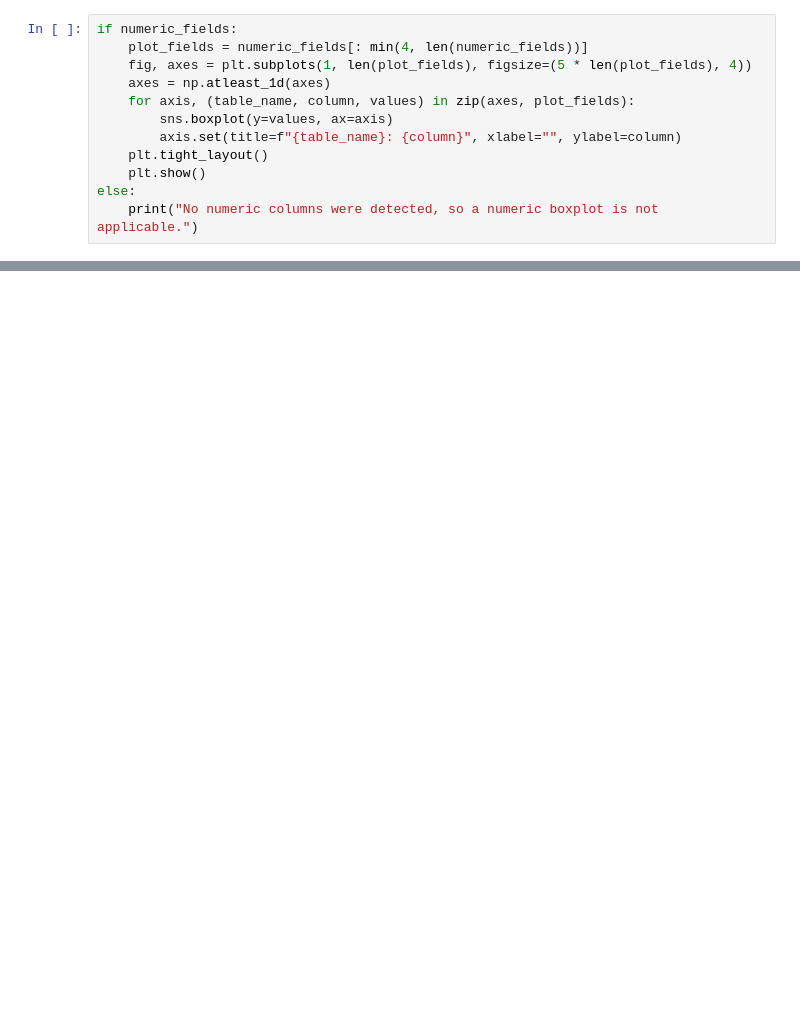
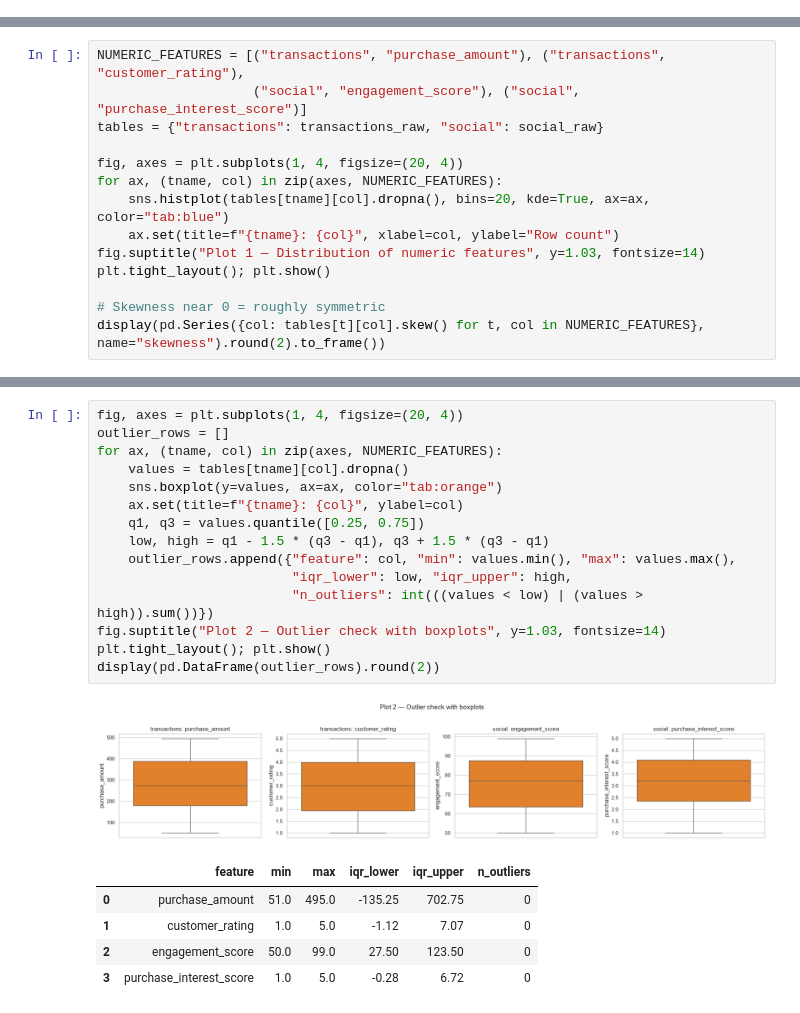
Before and after one commit to nabide63/machineLearningPipeline_formative2MultimodalDataPreprocessingAssignment, a Jupyter notebook: task1_data_merge.ipynb, the cells around one changed output, grey strips where cells are left out. Saved outputs shown, nothing was run; the diff lists cells and outputs as text; blank space fills up the shorter version.

```diff
--- a/task1_data_merge.ipynb
+++ b/task1_data_merge.ipynb
@@ -170,12 +0,0 @@ Boxplots make extreme values easier to spot relative to the rest of each feature
-# %%
-if numeric_fields:
-    plot_fields = numeric_fields[: min(4, len(numeric_fields))]
-    fig, axes = plt.subplots(1, len(plot_fields), figsize=(5 * len(plot_fields), 4))
-    axes = np.atleast_1d(axes)
-    for axis, (table_name, column, values) in zip(axes, plot_fields):
-        sns.boxplot(y=values, ax=axis)
-        axis.set(title=f"{table_name}: {column}", xlabel="", ylabel=column)
-    plt.tight_layout()
-    plt.show()
-else:
-    print("No numeric columns were detected, so a numeric boxplot is not applicable.")
@@ -390,0 +179,14 @@ A low match rate can indicate inconsistent customer IDs, different ID formatting
+# %%
+NUMERIC_FEATURES = [("transactions", "purchase_amount"), ("transactions", "customer_rating"),
+                    ("social", "engagement_score"), ("social", "purchase_interest_score")]
+tables = {"transactions": transactions_raw, "social": social_raw}
+
+fig, axes = plt.subplots(1, 4, figsize=(20, 4))
+for ax, (tname, col) in zip(axes, NUMERIC_FEATURES):
+    sns.histplot(tables[tname][col].dropna(), bins=20, kde=True, ax=ax, color="tab:blue")
+    ax.set(title=f"{tname}: {col}", xlabel=col, ylabel="Row count")
+fig.suptitle("Plot 1 — Distribution of numeric features", y=1.03, fontsize=14)
+plt.tight_layout(); plt.show()
+
+# Skewness near 0 = roughly symmetric
+display(pd.Series({col: tables[t][col].skew() for t, col in NUMERIC_FEATURES}, name="skewness").round(2).to_frame())
@@ -390,0 +206,22 @@ A low match rate can indicate inconsistent customer IDs, different ID formatting
+# %%
+fig, axes = plt.subplots(1, 4, figsize=(20, 4))
+outlier_rows = []
+for ax, (tname, col) in zip(axes, NUMERIC_FEATURES):
+    values = tables[tname][col].dropna()
+    sns.boxplot(y=values, ax=ax, color="tab:orange")
+    ax.set(title=f"{tname}: {col}", ylabel=col)
+    q1, q3 = values.quantile([0.25, 0.75])
+    low, high = q1 - 1.5 * (q3 - q1), q3 + 1.5 * (q3 - q1)
+    outlier_rows.append({"feature": col, "min": values.min(), "max": values.max(),
+                         "iqr_lower": low, "iqr_upper": high,
+                         "n_outliers": int(((values < low) | (values > high)).sum())})
+fig.suptitle("Plot 2 — Outlier check with boxplots", y=1.03, fontsize=14)
+plt.tight_layout(); plt.show()
+display(pd.DataFrame(outlier_rows).round(2))
+# %% [output]
+[figure, added]
+|  | feature | min | max | iqr_lower | iqr_upper | n_outliers |
+| 0 | purchase_amount | 51.0 | 495.0 | -135.25 | 702.75 | 0 |
+| 1 | customer_rating | 1.0 | 5.0 | -1.12 | 7.07 | 0 |
+| 2 | engagement_score | 50.0 | 99.0 | 27.50 | 123.50 | 0 |
+| 3 | purchase_interest_score | 1.0 | 5.0 | -0.28 | 6.72 | 0 |
```
Also changed, not shown: parts of 98 cells of this notebook, 5 other files.
